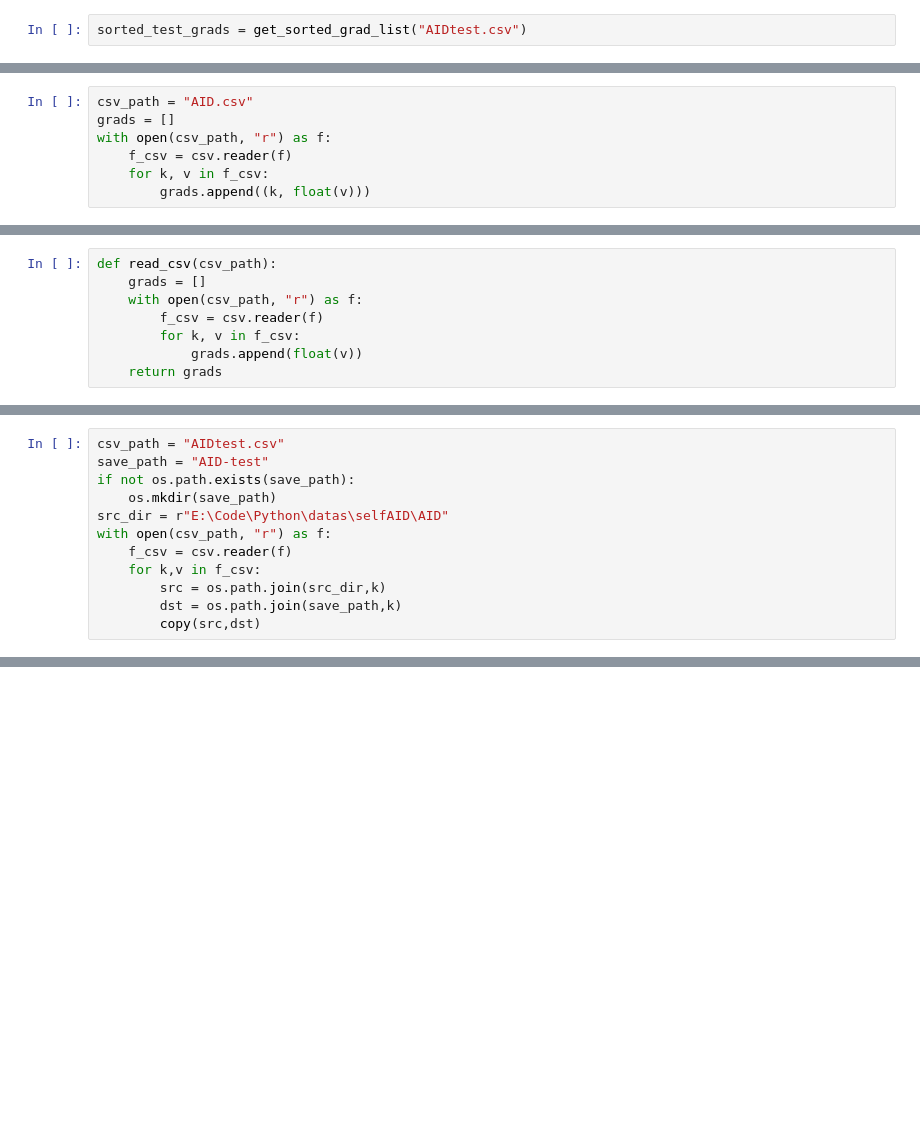
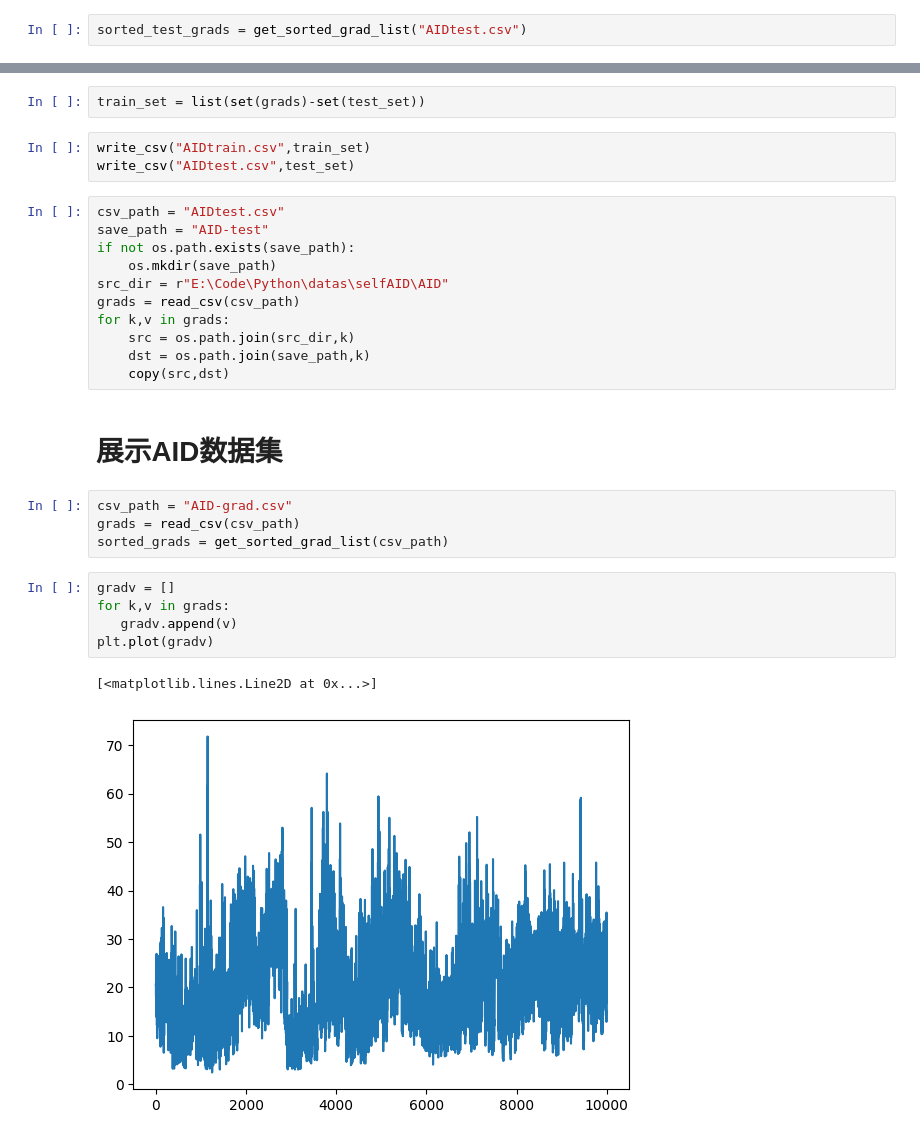
Before and after one commit to ArcobalenoX/Python, a Jupyter notebook: grad/grad.ipynb, the cells around one changed output, grey strips where cells are left out. Drawn from its saved outputs; the diff is of its cells as text; blank space fills up the shorter version.

Commit message:
grad

```diff
--- a/grad/grad.ipynb
+++ b/grad/grad.ipynb
@@ -53,7 +31,0 @@ with open("AID-cross-low.csv", "w", newline='') as f:
-# %%
-csv_path = "AID.csv"
-grads = []
-with open(csv_path, "r") as f:
-    f_csv = csv.reader(f)
-    for k, v in f_csv:
-        grads.append((k, float(v)))
@@ -74,8 +31,0 @@ with open("AIDtrain.csv", "w", newline='') as f:
-# %%
-def read_csv(csv_path):
-    grads = []
-    with open(csv_path, "r") as f:
-        f_csv = csv.reader(f)
-        for k, v in f_csv:
-            grads.append(float(v))
-    return grads
@@ -96,12 +31,0 @@ if not os.path.exists(high_grad_dir):
-# %%
-csv_path = "AIDtest.csv"
-save_path = "AID-test"
-if not os.path.exists(save_path):
-    os.mkdir(save_path)
-src_dir = r"E:\Code\Python\datas\selfAID\AID"
-with open(csv_path, "r") as f:
-    f_csv = csv.reader(f)
-    for k,v in f_csv:
-        src = os.path.join(src_dir,k)
-        dst = os.path.join(save_path,k)
-        copy(src,dst)
@@ -320,0 +36,30 @@ Transformer(
+# %%
+train_set = list(set(grads)-set(test_set))
+# %%
+write_csv("AIDtrain.csv",train_set)
+write_csv("AIDtest.csv",test_set)
+# %%
+csv_path = "AIDtest.csv"
+save_path = "AID-test"
+if not os.path.exists(save_path):
+    os.mkdir(save_path)
+src_dir = r"E:\Code\Python\datas\selfAID\AID"
+grads = read_csv(csv_path)
+for k,v in grads:
+    src = os.path.join(src_dir,k)
+    dst = os.path.join(save_path,k)
+    copy(src,dst)
+# %% [markdown]
+# 展示AID数据集
+# %%
+csv_path = "AID-grad.csv"
+grads = read_csv(csv_path)
+sorted_grads = get_sorted_grad_list(csv_path)
+# %%
+gradv = []
+for k,v in grads:
+   gradv.append(v)
+plt.plot(gradv)
+# %% [output]
+[<matplotlib.lines.Line2D at 0x...>]
+[figure, added]
```
Also changed, not shown: parts of 43 cells of this notebook, 22 other files.
